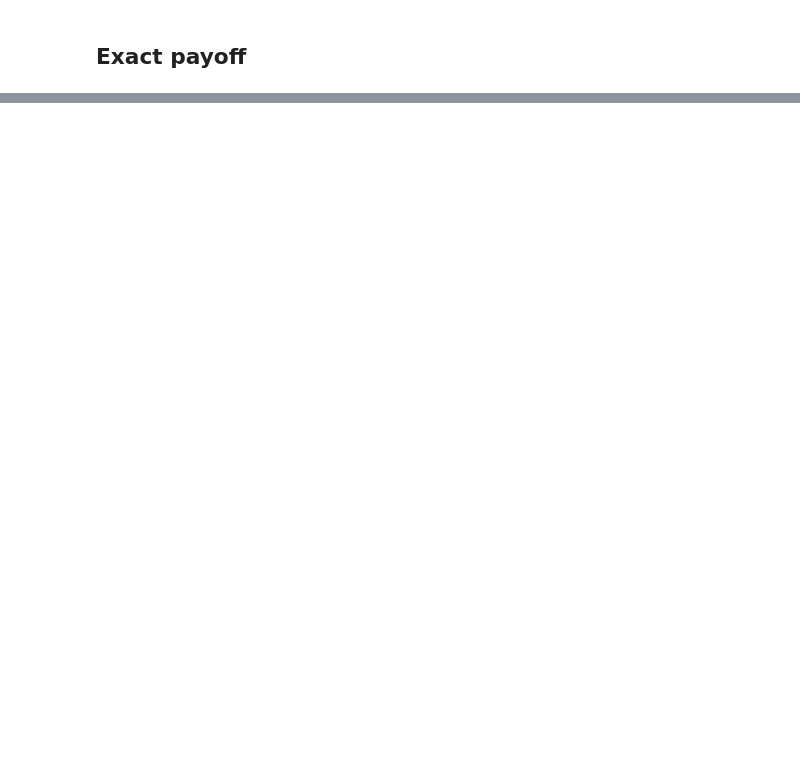
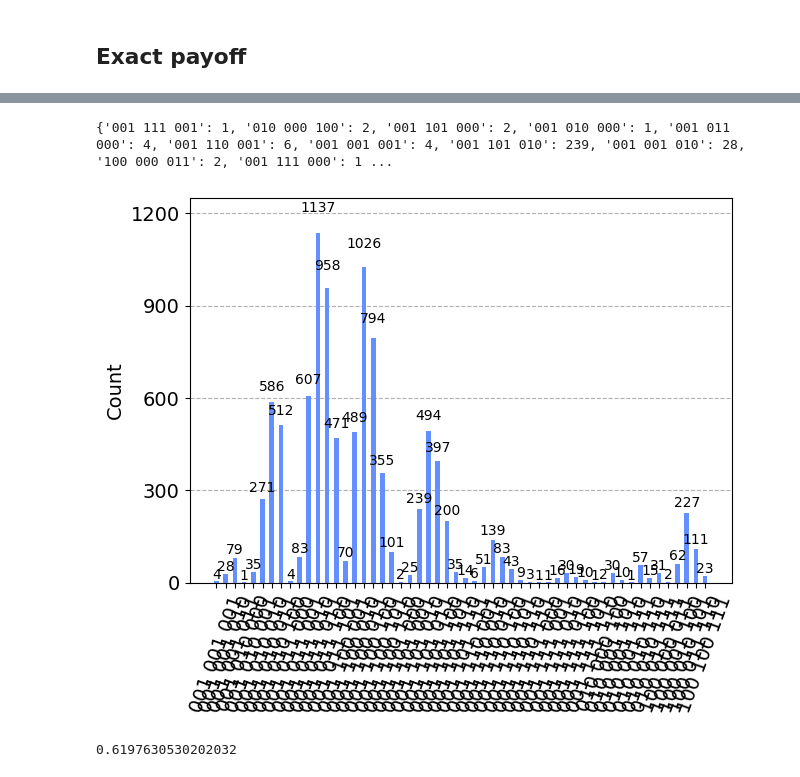
Before and after one commit to jianjun-dot/quantum-finance, a Jupyter notebook: best_of_call.ipynb, the cells around one changed output, grey strips where cells are left out. Saved outputs shown, nothing was run; the diff lists cells and outputs as text; code cells hidden in the pictures; blank space fills up the shorter version.

```diff
--- a/best_of_call.ipynb
+++ b/best_of_call.ipynb
@@ -215,0 +1134,29 @@ a220_2: ┤6   ├
+# %%
+# number of qubits to represent the uncertainty for our probability distribution
+num_uncertainty_qubits = 3
+
+# parameters for considered random distribution
+S = 2.0  # initial spot price
+vol = 0.4  # volatility of 40%
+r = 0.05  # annual interest rate of 4%
+T = 40 / 365  # 40 days to maturity
+
+# resulting parameters for log-normal distribution
+mu = (r - 0.5 * vol**2) * T + np.log(S)
+sigma = vol * np.sqrt(T)
+mean = np.exp(mu + sigma**2 / 2)
+variance = (np.exp(sigma**2) - 1) * np.exp(2 * mu + sigma**2)
+stddev = np.sqrt(variance)
+
+# lowest and highest value considered for the spot price; in between, an equidistant discretization is considered.
+low = np.maximum(0, mean - 3 * stddev)
+high = mean + 3 * stddev
+
+# construct A operator for QAE for the payoff function by
+# composing the uncertainty model and the objective
+# uncertainty_model = LogNormalDistribution(
+#     num_uncertainty_qubits, mu=mu, sigma=sigma**2, bounds=(low, high)
+# )
+uncertainty_model = LogNormalDistribution(
+    num_uncertainty_qubits, mu=mu, sigma=sigma**2, bounds=(low, high)
+)
@@ -216,3 +1262,38 @@ a220_2: ┤6   ├
+# %%
+from qiskit import QuantumCircuit, execute, Aer
+
+job = execute(test_circuit, Aer.get_backend('qasm_simulator'), shots=10000)
+counts = job.result().get_counts()
+print(counts)
+from qiskit.visualization import plot_histogram
+plot_histogram(counts)
+# %% [output]
+{'001 111 001': 1, '010 000 100': 2, '001 101 000': 2, '001 010 000': 1, '001 011 000': 4, '001 110 001': 6, '001 001 001': 4, '001 101 010': 239, '001 001 010': 28, '100 000 011': 2, '001 111 000': 1 ...
+[figure, added]
+# %%
+value_mapper = {}
+
+for i in range(0, len(u.values), 8):
+    value_mapper[int(i/8)] = u.values[i][0]
+
+expected_value = 0
+for key, count in counts.items():
+    split_key = key.split(" ")
+    first_num = split_key[2]
+    second_num = split_key[1]
+    comp = split_key[0]
+    if comp == "100":
+        expected_value += max(value_mapper[int(first_num,2)]- strike_price_1, 0) * count/10000
+    elif comp == "010":
+        expected_value += max(value_mapper[int(first_num,2)]- strike_price_1, 0) * count/10000
+    elif comp == "001":
+        expected_value += max(value_mapper[int(second_num,2)]- strike_price_2, 0) * count/10000
+    else:
+        print("error")
+
+print(expected_value)
+# %% [output]
+0.6197630530202032
 # %%
 probabilities = u.probabilities
 values = u.values
```
Also changed, not shown: parts of 51 cells of this notebook, 10 other files.
